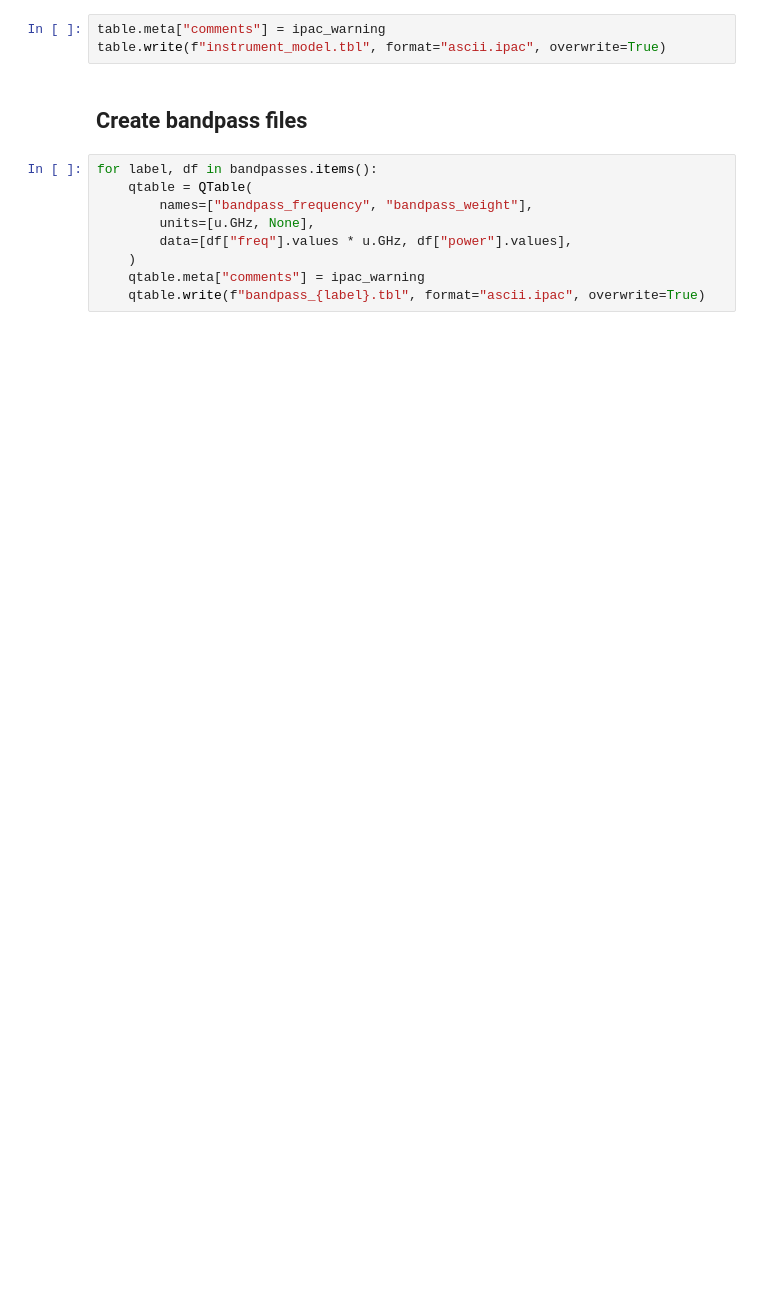
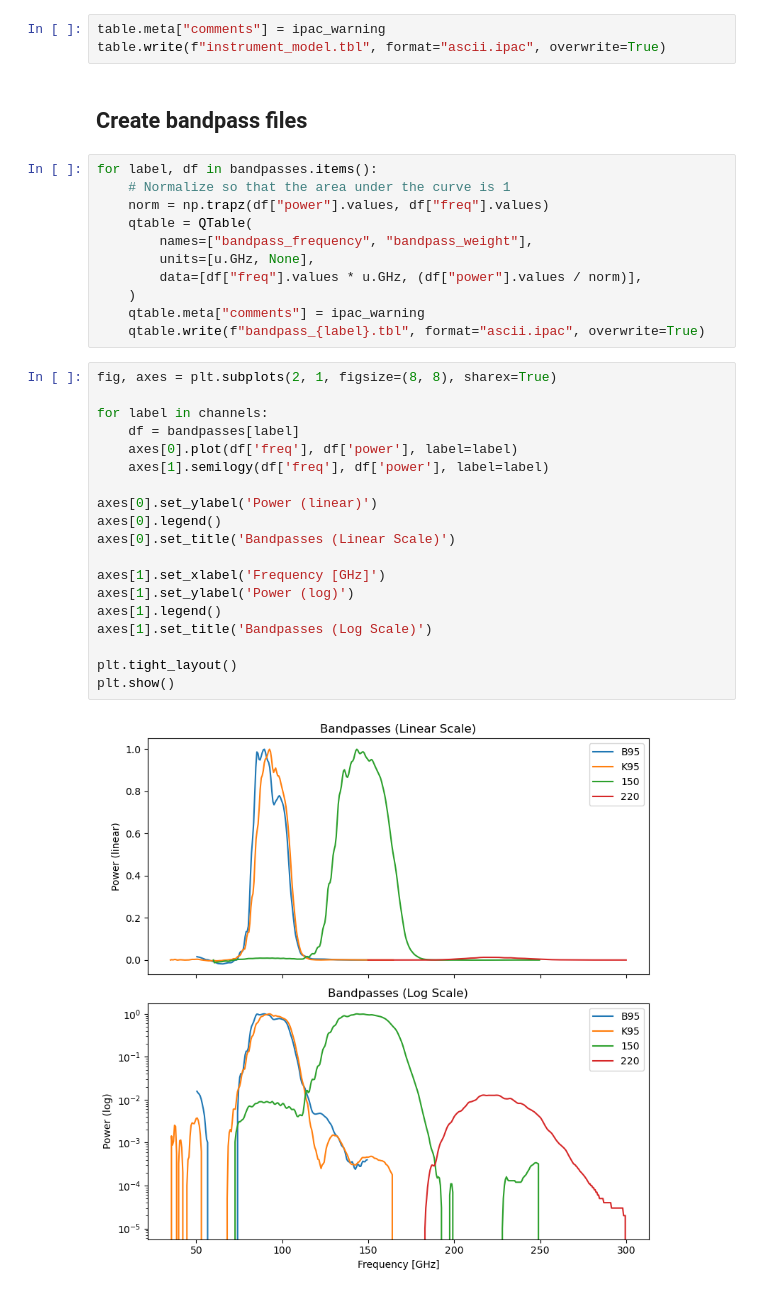
Before and after one commit to simonsobs/map_based_simulations, a Jupyter notebook: mbs-s0020-20250423/instrument_model/extract_instrument_parameters.ipynb, the cells around one changed output. Drawn from its saved outputs; the diff is of its cells as text; blank space fills up the shorter version.

```diff
--- a/mbs-s0020-20250423/instrument_model/extract_instrument_parameters.ipynb
+++ b/mbs-s0020-20250423/instrument_model/extract_instrument_parameters.ipynb
@@ -135,10 +113,33 @@ table.write(f"instrument_model.tbl", format="ascii.ipac", overwrite=True)
 ## Create bandpass files
 # %%
 for label, df in bandpasses.items():
+    # Normalize so that the area under the curve is 1
+    norm = np.trapz(df["power"].values, df["freq"].values)
     qtable = QTable(
         names=["bandpass_frequency", "bandpass_weight"],
         units=[u.GHz, None],
-        data=[df["freq"].values * u.GHz, df["power"].values],
+        data=[df["freq"].values * u.GHz, (df["power"].values / norm)],
     )
     qtable.meta["comments"] = ipac_warning
     qtable.write(f"bandpass_{label}.tbl", format="ascii.ipac", overwrite=True)
+# %%
+fig, axes = plt.subplots(2, 1, figsize=(8, 8), sharex=True)
+
+for label in channels:
+    df = bandpasses[label]
+    axes[0].plot(df['freq'], df['power'], label=label)
+    axes[1].semilogy(df['freq'], df['power'], label=label)
+
+axes[0].set_ylabel('Power (linear)')
+axes[0].legend()
+axes[0].set_title('Bandpasses (Linear Scale)')
+
+axes[1].set_xlabel('Frequency [GHz]')
+axes[1].set_ylabel('Power (log)')
+axes[1].legend()
+axes[1].set_title('Bandpasses (Log Scale)')
+
+plt.tight_layout()
+plt.show()
+# %% [output]
+[figure, added]
```
Also changed, not shown: parts of 3 cells of this notebook.
